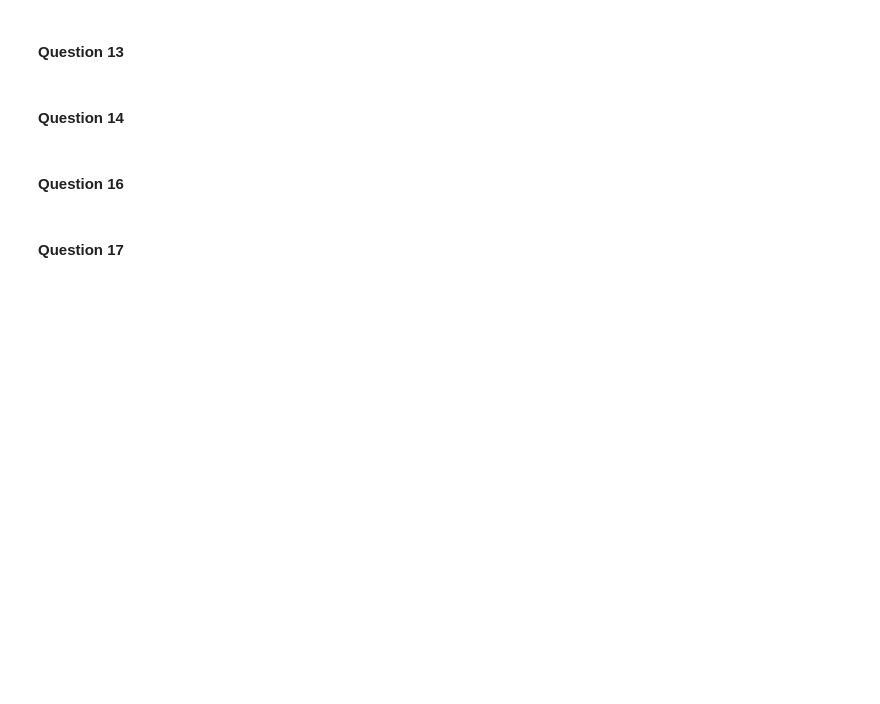
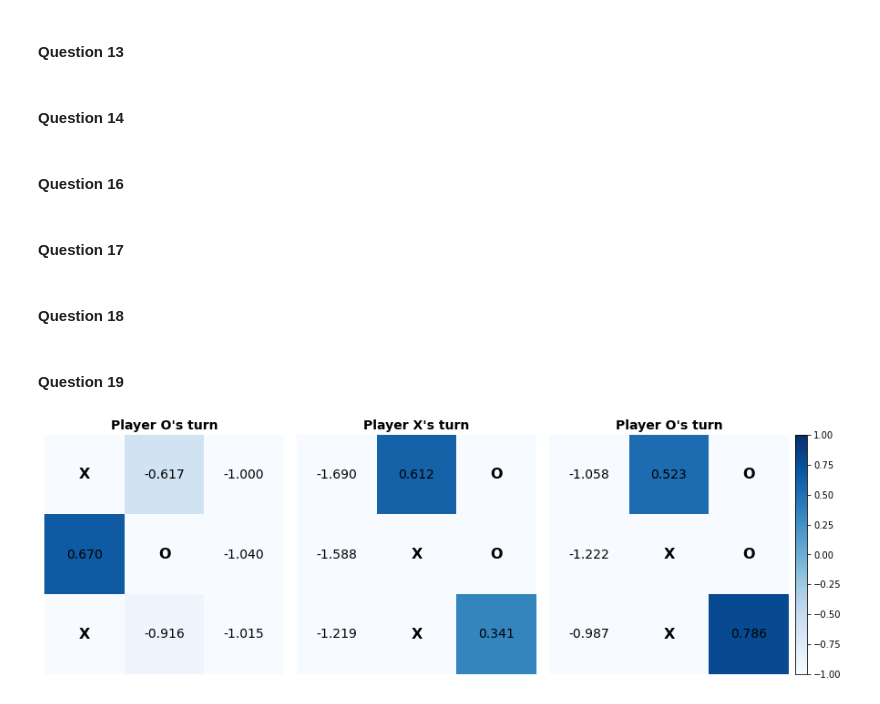
Before and after one commit to mismayil/ann-miniproject, a Jupyter notebook: miniproject.ipynb, the cells around one changed output. Saved outputs shown, nothing was run; the diff lists cells and outputs as text; code cells hidden in the pictures; blank space fills up the shorter version.

```diff
--- a/miniproject.ipynb
+++ b/miniproject.ipynb
@@ -1039,0 +256,4 @@ for n_star in n_stars:
+# %% [markdown]
+#### Question 18
+# %% [markdown]
+#### Question 19
@@ -1039,0 +281,40 @@ for n_star in n_stars:
+# %%
+import torch
+from qlearner import QStateAction
+
+def get_qvalues(q_player, grid):
+    qvalues = {}
+    with torch.no_grad():
+        predictions = q_player.policy_net(q_player.grid_to_state(grid).unsqueeze(0)).squeeze().numpy()
+        for action in range(9):
+            qvalues[QStateAction(grid, (action//3, action%3))] = predictions[action]
+    return qvalues
+
+q_player = DeepQPlayer.from_pretrained("artifacts/q_player_nstar1000")
+
+qvalues_list = []
+
+# For this grid, we set the player to O (which is the next player in this situation)
+q_player.set_player('O')
+qvalues_list.append(get_qvalues(q_player, x_grid))
+
+# For the tricky grid, we first set it to X which is the only next player
+# in this project because X always goes first
+q_player.set_player('X')
+qvalues_list.append(get_qvalues(q_player, tricky_grid))
+
+# Next, we set it to O which can also be a next player for this grid
+# but in this project this situation is never encountered
+# however results show that our agent has in fact learned both
+q_player.set_player('O')
+qvalues_list.append(get_qvalues(q_player, tricky_grid))
+
+with open('answers/Q19.npy', 'wb') as npy:
+    np.save(npy, qvalues_list)
+# %%
+with open('answers/Q19.npy', 'rb') as npy:
+    qvalues = np.load(npy, allow_pickle=True)
+
+plot_heatmaps(grids, qvalues, titles=titles, cmap=cmap)
+# %% [output]
+[figure, added]
```
Also changed, not shown: parts of 32 cells of this notebook, 17 other files.
